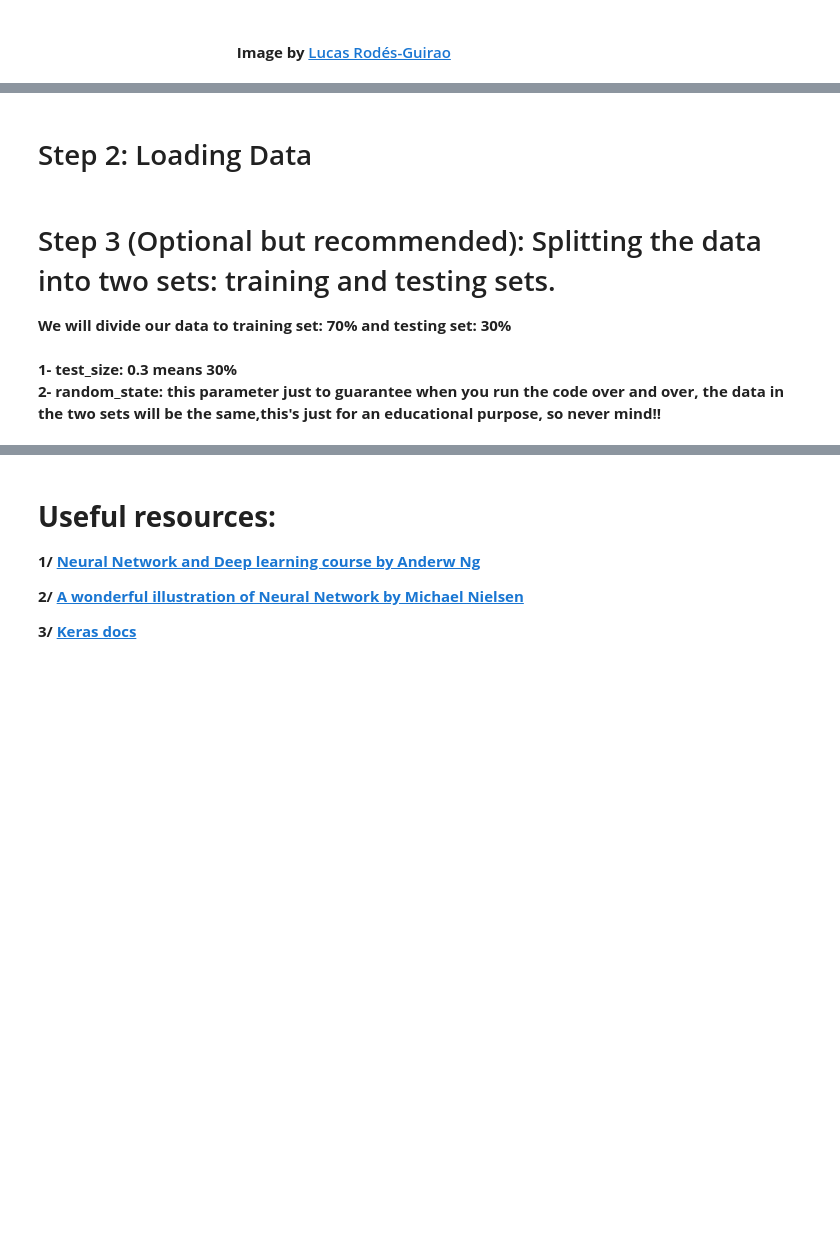
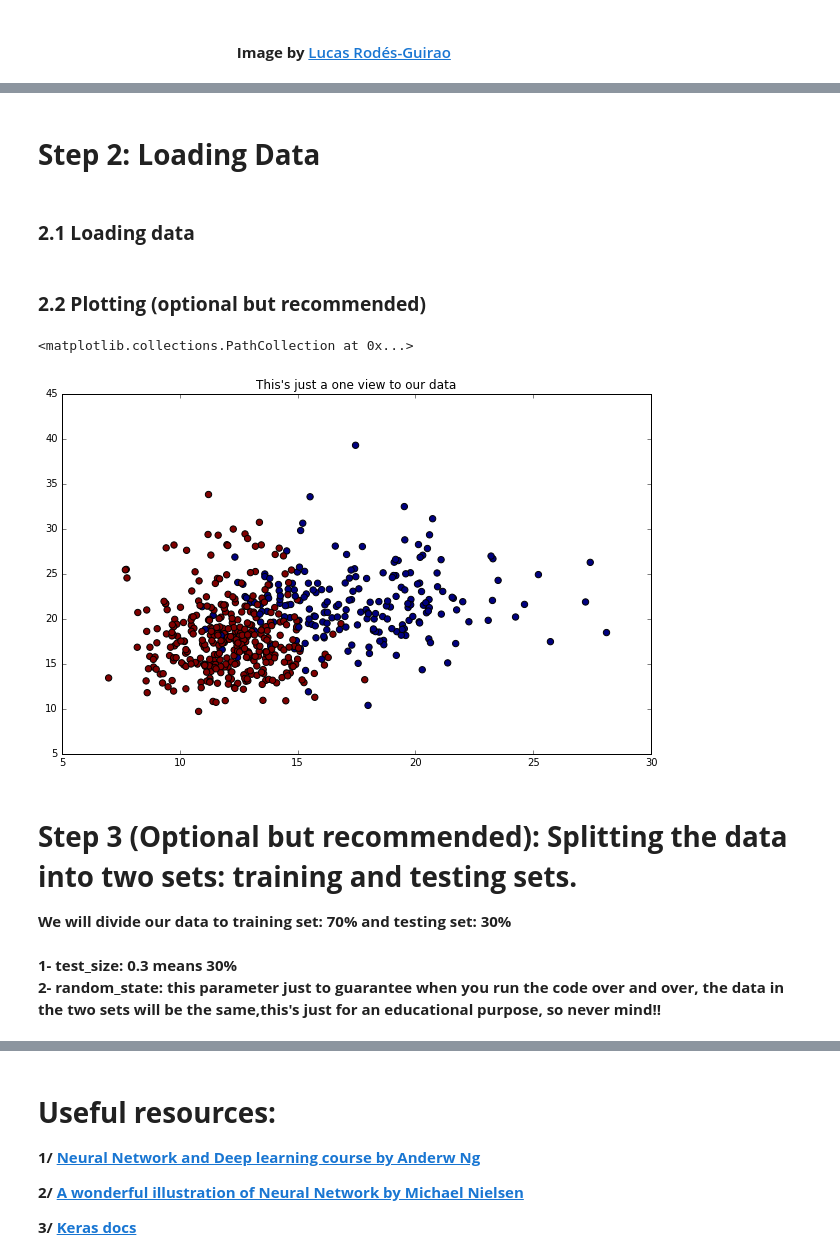
Before and after one commit to Khamies/Deep-Learning, a Jupyter notebook: tutorials/Neural Network Tutorial using Keras.ipynb, the cells around one changed output, grey strips where cells are left out. Saved outputs shown, nothing was run; the diff lists cells and outputs as text; code cells hidden in the pictures; blank space fills up the shorter version.

```diff
--- a/tutorials/Neural Network Tutorial using Keras.ipynb
+++ b/tutorials/Neural Network Tutorial using Keras.ipynb
@@ -75,7 +93,9 @@ model.compile(loss='categorical_crossentropy',
               optimizer='sgd',
               metrics=['accuracy'])
 # %% [markdown]
-# Step 2: Loading Data
+# __Step 2: Loading Data__
+# %% [markdown]
+###  __2.1 Loading data__
 # %%
 
 data=load_breast_cancer()    # loading the data, data usually is a file with an extension .csv ,.......
@@ -87,9 +107,23 @@ data=load_breast_cancer()    # loading the data, data usually is a file with an
 
 X=data.data                  # this's the data (woman's features).
 y=data.target                # this the label of that data.
+# %% [markdown]
+### __2.2 Plotting (optional but recommended)__
+# %%
+plt.figure(figsize=(20, 20))
+plt.subplots_adjust(bottom=.05, top=.9, left=.05, right=.95)
+
+plt.subplot(321)
+plt.title("This's just a one view to our data")
+
+plt.scatter(X[:, 0], X[:, 1], marker='o', c=y,
+            s=40, edgecolor='K')
+# %% [output]
+<matplotlib.collections.PathCollection at 0x...>
+[figure, added]
 # %% [markdown]
 
-# Step 3 (Optional but recommended): Splitting the data into two sets: training and testing sets.
+# __Step 3 (Optional but recommended): Splitting the data into two sets: training and testing sets.__
 __We will divide our data to training set: 70% and testing set: 30%__<br><br>
 __1- test_size: 0.3 means 30%__ <br>
 __2- random_state: this parameter just to guarantee when you run the code over and over,
```
Also changed, not shown: parts of 15 cells of this notebook.
